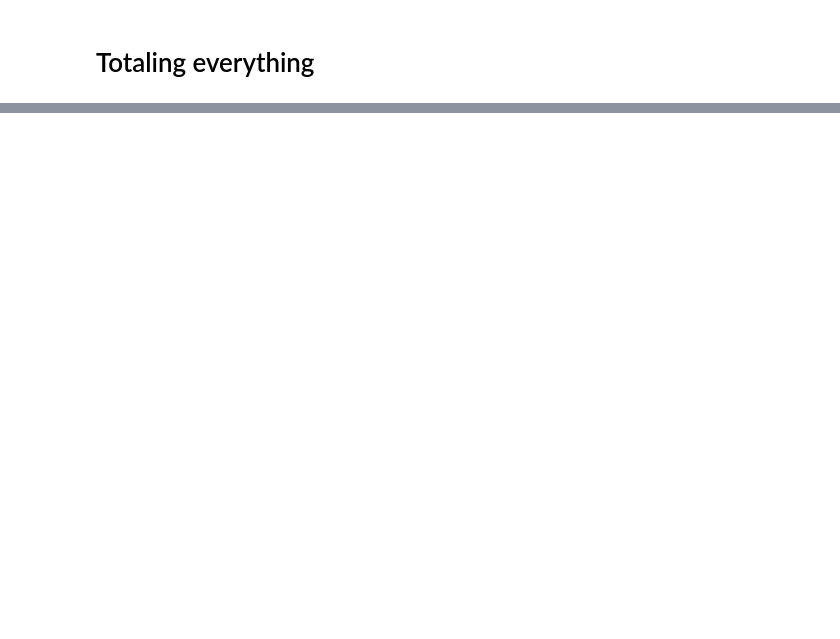
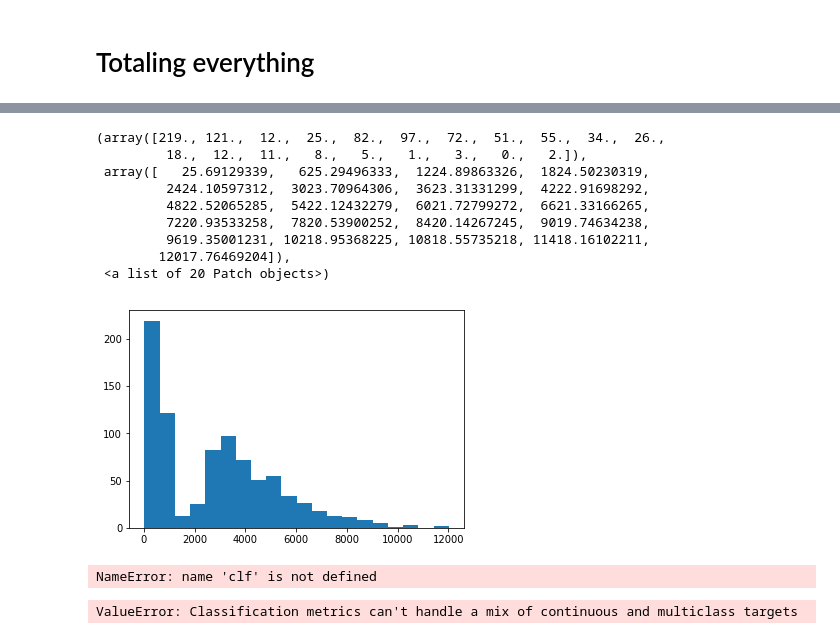
Before and after one commit to SallyPoon/LyftDS, a Jupyter notebook: Lyft DS.ipynb, the cells around one changed output, grey strips where cells are left out. Drawn from its saved outputs; the diff is of its cells as text; code cells hidden in the pictures; blank space fills up the shorter version.

```diff
--- a/Lyft DS.ipynb
+++ b/Lyft DS.ipynb
@@ -226,0 +269,13 @@ plt.show()
+# %%
+plt.hist(combined_date["total cost"],bins=20)
+# %% [output]
+(array([219., 121.,  12.,  25.,  82.,  97.,  72.,  51.,  55.,  34.,  26.,
+         18.,  12.,  11.,   8.,   5.,   1.,   3.,   0.,   2.]),
+ array([   25.69129339,   625.29496333,  1224.89863326,  1824.50230319,
+         2424.10597312,  3023.70964306,  3623.31331299,  4222.91698292,
+         4822.52065285,  5422.12432279,  6021.72799272,  6621.33166265,
+         7220.93533258,  7820.53900252,  8420.14267245,  9019.74634238,
+         9619.35001231, 10218.95368225, 10818.55735218, 11418.16102211,
+        12017.76469204]),
+ <a list of 20 Patch objects>)
+[figure, added]
@@ -226,0 +293,11 @@ plt.show()
+# %%
+support_vector_classifier = SVC(kernel='rbf')
+support_vector_classifier.fit(X_train,training_scores_encoded)
+y_pred_svc = support_vector_classifier.predict(X_test)
+# %% [output]
+NameError: name 'clf' is not defined
+# %%
+cm_support_vector_classifier = confusion_matrix(y_test,y_pred_svc)
+print(cm_support_vector_classifier,end='\n\n')
+# %% [output]
+ValueError: Classification metrics can't handle a mix of continuous and multiclass targets
```
Also changed, not shown: parts of 31 cells of this notebook, 1 other file.
